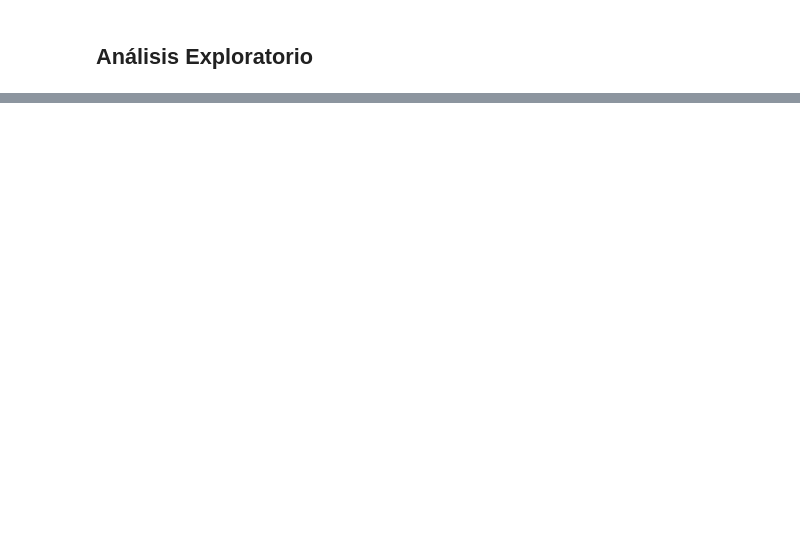
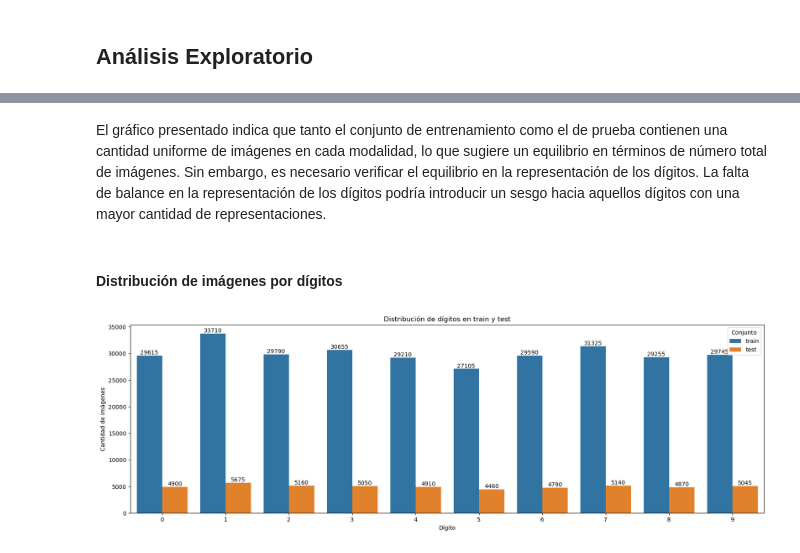
Before and after one commit to LeivaDiego/Lab4-DataScience, a Jupyter notebook: Lab4_CNN.ipynb, the cells around one changed output, grey strips where cells are left out. Drawn from its saved outputs; the diff is of its cells as text; code cells hidden in the pictures; blank space fills up the shorter version.

```diff
--- a/Lab4_CNN.ipynb
+++ b/Lab4_CNN.ipynb
@@ -194,0 +187,21 @@ plot_sample_images(train_df, modalities=['m0', 'm1', 'm2', 'm3', 'm4'], digits=r
+# %% [markdown]
+El gráfico presentado indica que tanto el conjunto de entrenamiento como el de prueba contienen una cantidad uniforme de imágenes en cada modalidad, lo que sugiere un equilibrio en términos de número total de imágenes. Sin embargo, es necesario verificar el equilibrio en la representación de los dígitos. La falta de balance en la representación de los dígitos podría introducir un sesgo hacia aquellos dígitos con una mayor cantidad de representaciones.
+# %% [markdown]
+#### Distribución de imágenes por dígitos
+# %%
+# Graficar la distribución de dígitos en general en train y test
+plt.figure(figsize=(20, 6))
+ax = sns.countplot(data=df_counts, x='digit', hue='mode')
+
+# Etiquetas en las barras con la cantidad de imágenes
+for container in ax.containers:
+    ax.bar_label(container)
+
+# Configuración de la gráfica
+plt.title('Distribución de dígitos en train y test')
+plt.legend(title='Conjunto', loc='upper right')
+plt.xlabel('Dígito')
+plt.ylabel('Cantidad de imágenes')
+plt.show()
+# %% [output]
+[figure, added]
```
Also changed, not shown: parts of 26 cells of this notebook.
